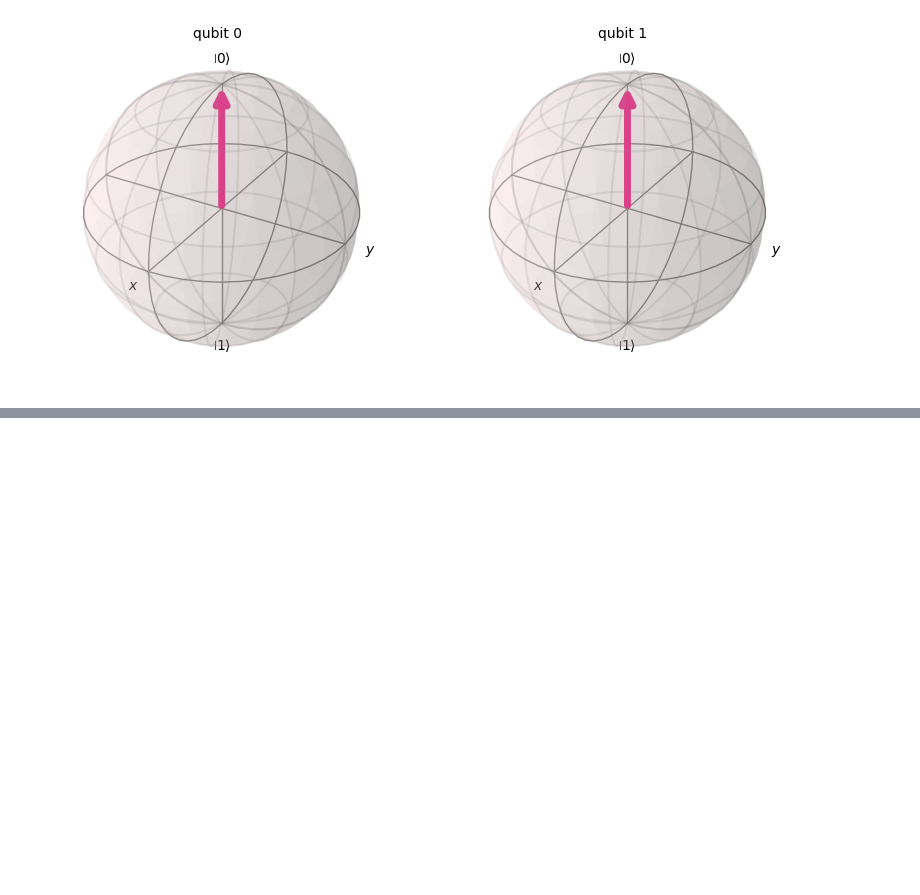
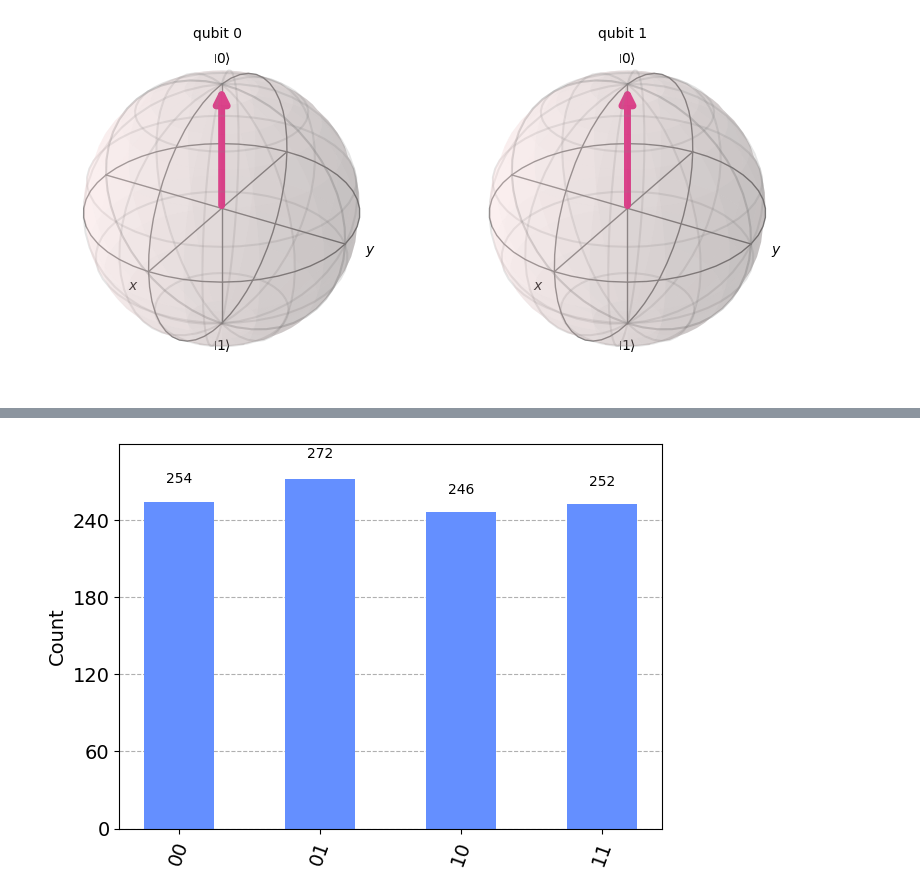
Before and after one commit to Jordi008/quantumCode, a Jupyter notebook: The Complete Quantum Computing Course/Software/PhaseAndBlochSphere.ipynb, the cells around one changed output, grey strips where cells are left out. Cells and saved outputs as stored; diff of their text form; code cells hidden in the pictures; blank space fills up the shorter version.

```diff
--- a/The Complete Quantum Computing Course/Software/PhaseAndBlochSphere.ipynb
+++ b/The Complete Quantum Computing Course/Software/PhaseAndBlochSphere.ipynb
@@ -46,0 +53,4 @@ plot_bloch_multivector(statevec)
+# %%
+plot_histogram([counts])
+# %% [output]
+[figure, added]
```
Also changed, not shown: parts of 6 cells of this notebook.
